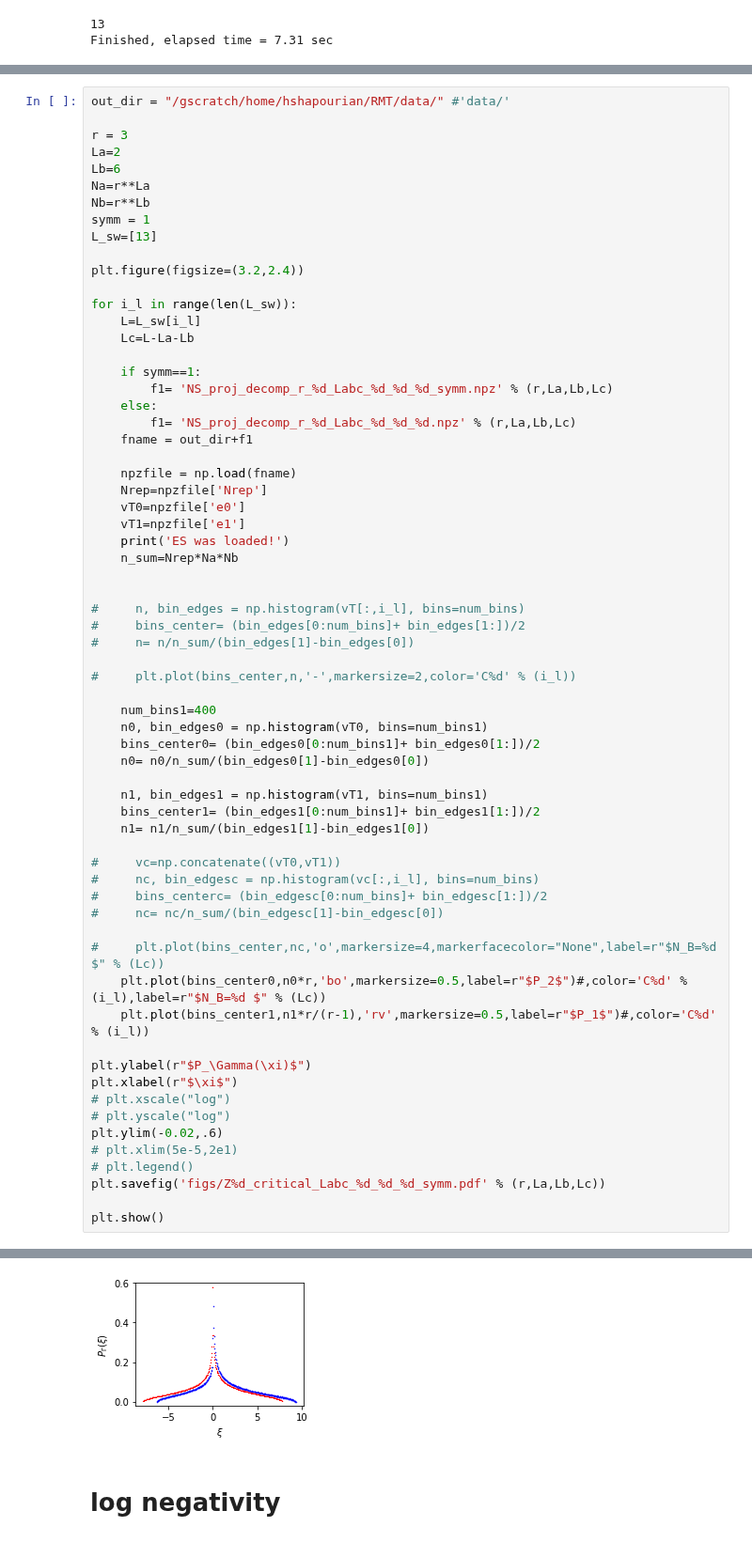
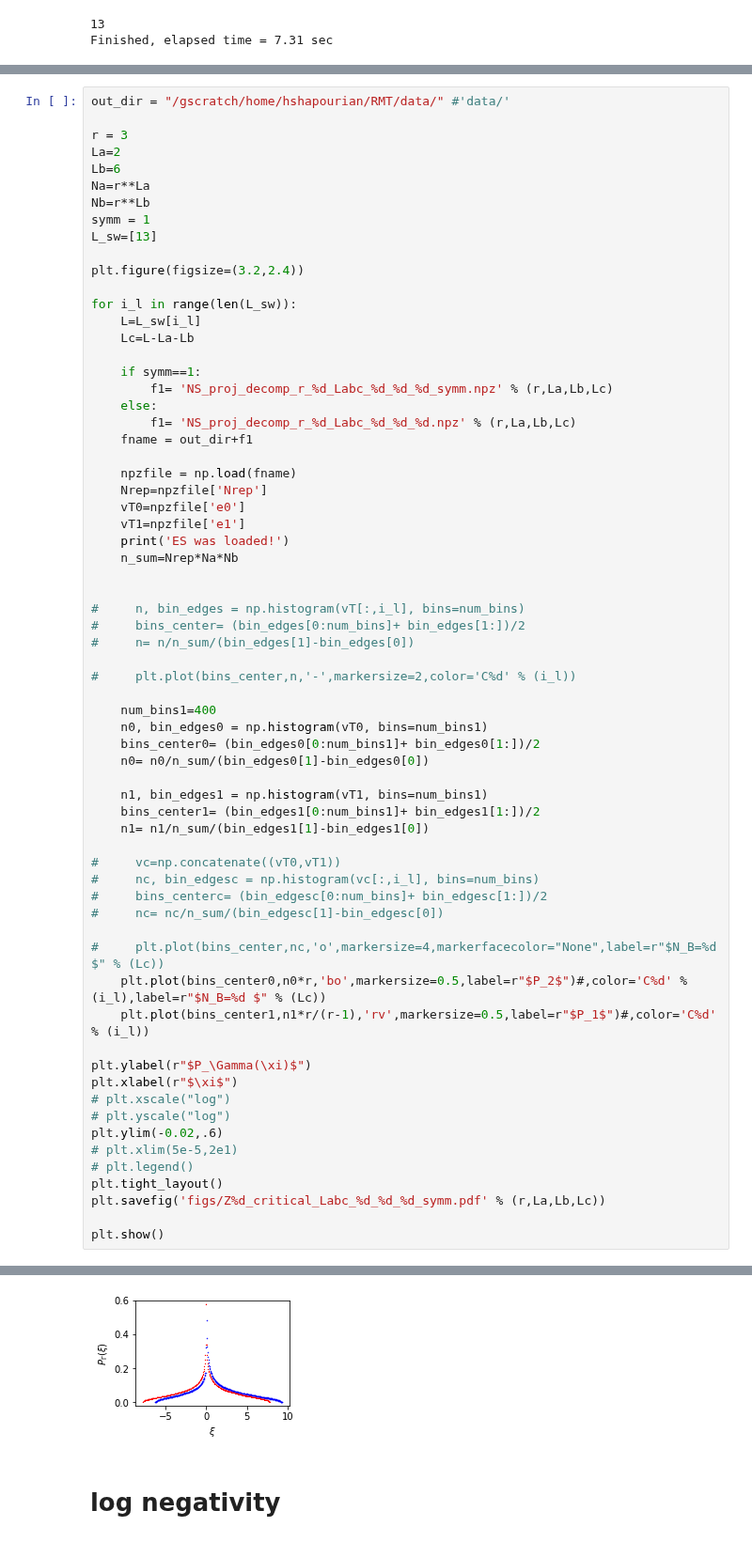
Before and after one commit to hassan-shap/RMT, a Jupyter notebook: symm_draft/Zr_critical.ipynb, the cells around one changed output, grey strips where cells are left out. Shown at 94% size. Drawn from its saved outputs; the diff is of its cells as text.

```diff
--- a/symm_draft/Zr_critical.ipynb
+++ b/symm_draft/Zr_critical.ipynb
@@ -253,34 +254,35 @@ for i_l in range(len(L_sw)):
     num_bins1=400
     n0, bin_edges0 = np.histogram(vT0, bins=num_bins1)
     bins_center0= (bin_edges0[0:num_bins1]+ bin_edges0[1:])/2
     n0= n0/n_sum/(bin_edges0[1]-bin_edges0[0])
 
     n1, bin_edges1 = np.histogram(vT1, bins=num_bins1)
     bins_center1= (bin_edges1[0:num_bins1]+ bin_edges1[1:])/2
     n1= n1/n_sum/(bin_edges1[1]-bin_edges1[0])
 
 #     vc=np.concatenate((vT0,vT1))
 #     nc, bin_edgesc = np.histogram(vc[:,i_l], bins=num_bins)
 #     bins_centerc= (bin_edgesc[0:num_bins]+ bin_edgesc[1:])/2
 #     nc= nc/n_sum/(bin_edgesc[1]-bin_edgesc[0])
 
 #     plt.plot(bins_center,nc,'o',markersize=4,markerfacecolor="None",label=r"$N_B=%d $" % (Lc))
     plt.plot(bins_center0,n0*r,'bo',markersize=0.5,label=r"$P_2$")#,color='C%d' % (i_l),label=r"$N_B=%d $" % (Lc))
     plt.plot(bins_center1,n1*r/(r-1),'rv',markersize=0.5,label=r"$P_1$")#,color='C%d' % (i_l))
 
 plt.ylabel(r"$P_\Gamma(\xi)$")
 plt.xlabel(r"$\xi$")
 # plt.xscale("log")
 # plt.yscale("log")
 plt.ylim(-0.02,.6)
 # plt.xlim(5e-5,2e1)
 # plt.legend()
+plt.tight_layout()
 plt.savefig('figs/Z%d_critical_Labc_%d_%d_%d_symm.pdf' % (r,La,Lb,Lc))
 
 plt.show()
 # %% [output]
 ES was loaded!
-[figure, old version]
+[figure, new version]
 # %% [markdown]
 # log negativity
 # %%
```
Also changed, not shown: parts of 1 cell of this notebook, 1 other file.
